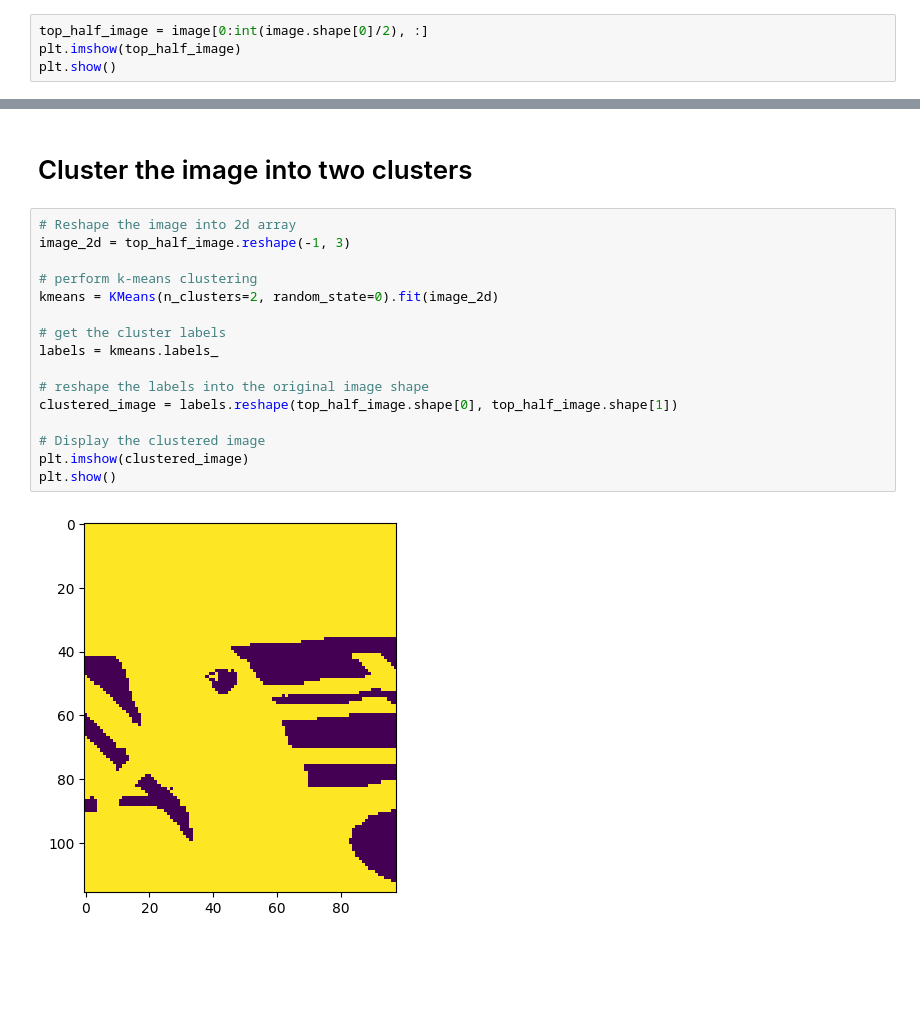
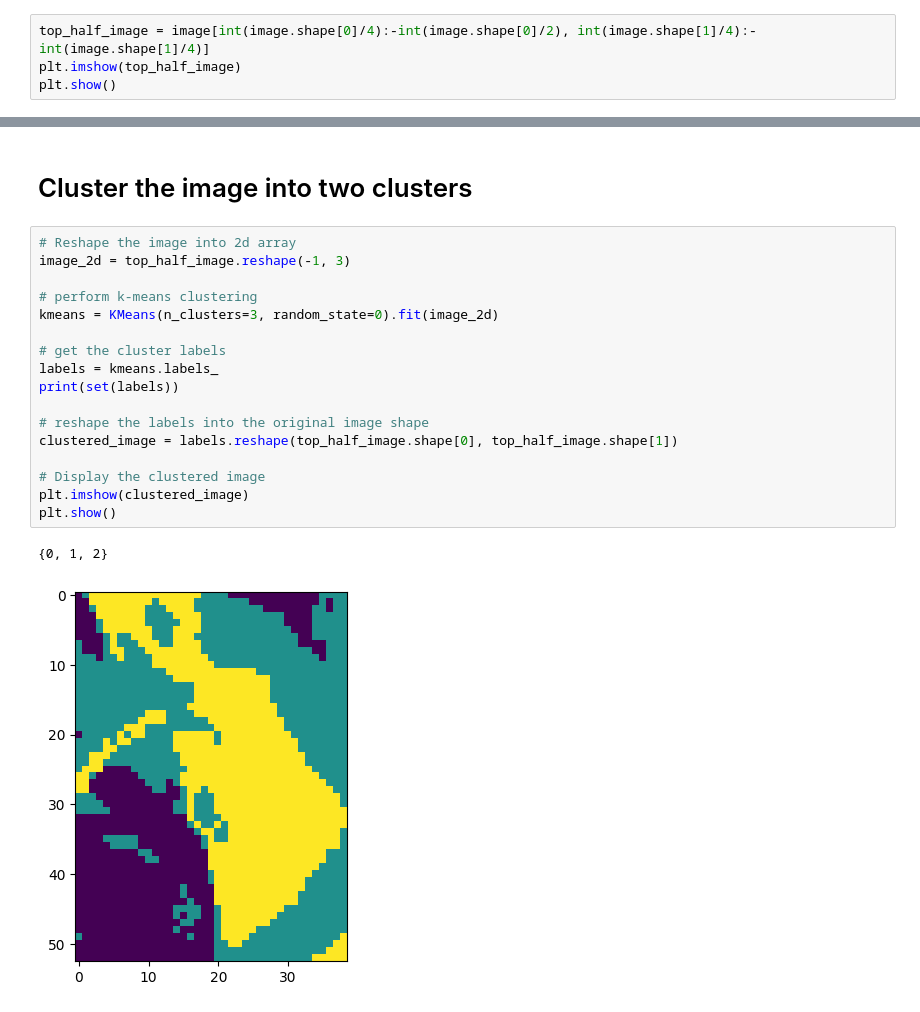
Before and after one commit to keiasakawa/Basketball-Tracker, a Jupyter notebook: development_and_analysis/color_assignment.ipynb, the cells around one changed output, grey strips where cells are left out. Saved outputs shown, nothing was run; the diff lists cells and outputs as text; blank space fills up the shorter version.

```diff
--- a/development_and_analysis/color_assignment.ipynb
+++ b/development_and_analysis/color_assignment.ipynb
@@ -15,7 +15,7 @@ plt.show()
 # %% [markdown]
 # take the top half of the image
 # %%
-top_half_image = image[0:int(image.shape[0]/2), :]
+top_half_image = image[int(image.shape[0]/4):-int(image.shape[0]/2), int(image.shape[1]/4):-int(image.shape[1]/4)]
 plt.imshow(top_half_image)
 plt.show()
 # %% [output]
@@ -25,18 +25,20 @@ plt.show()
 # %%
 # Reshape the image into 2d array
 image_2d = top_half_image.reshape(-1, 3)
 
 # perform k-means clustering
-kmeans = KMeans(n_clusters=2, random_state=0).fit(image_2d)
+kmeans = KMeans(n_clusters=3, random_state=0).fit(image_2d)
 
 # get the cluster labels
 labels = kmeans.labels_
+print(set(labels))
 
 # reshape the labels into the original image shape
 clustered_image = labels.reshape(top_half_image.shape[0], top_half_image.shape[1])
 
 # Display the clustered image
 plt.imshow(clustered_image)
 plt.show()
 # %% [output]
+{0, 1, 2}
-[figure, old version]
+[figure, new version]
```
Also changed, not shown: parts of 7 cells of this notebook, 6 other files.
